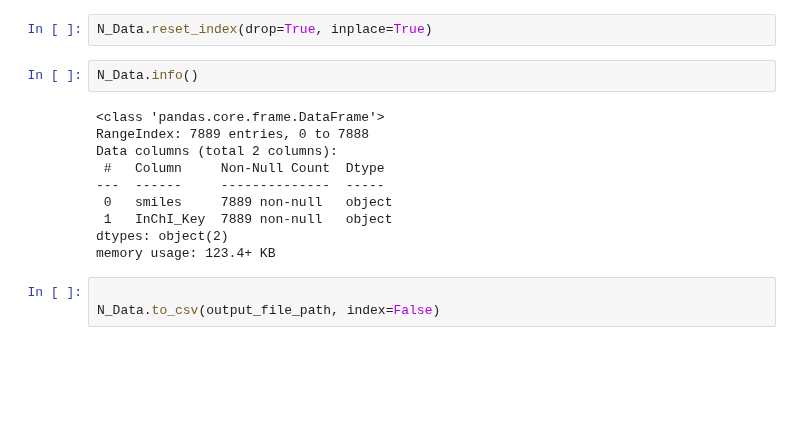
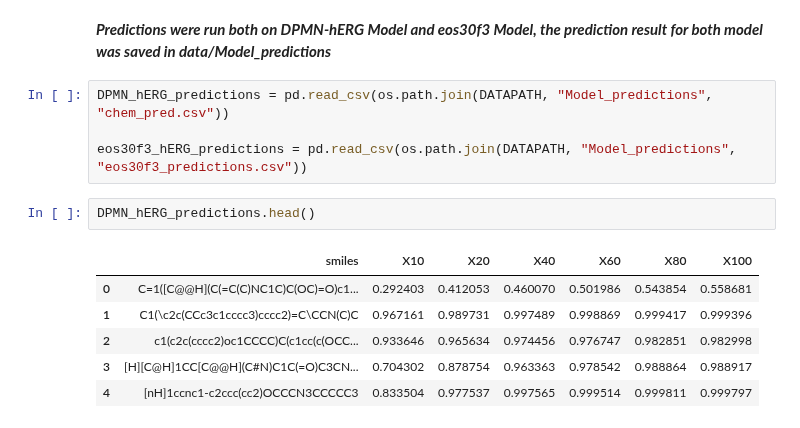
Before and after one commit to Malikbadmus/model-validation-eos30f3, a Jupyter notebook: notebooks/01_model_reproducibility.ipynb, the cells around one changed output. Cells and saved outputs as stored; diff of their text form; blank space fills up the shorter version.

```diff
--- a/notebooks/01_model_reproducibility.ipynb
+++ b/notebooks/01_model_reproducibility.ipynb
@@ -70,17 +47,15 @@ N_Data.head()
-# %%
-N_Data.reset_index(drop=True, inplace=True)
-# %%
-N_Data.info()
-# %% [output]
-<class 'pandas.core.frame.DataFrame'>
-RangeIndex: 7889 entries, 0 to 7888
-Data columns (total 2 columns):
- #   Column     Non-Null Count  Dtype
----  ------     --------------  -----
- 0   smiles     7889 non-null   object
- 1   InChI_Key  7889 non-null   object
-dtypes: object(2)
-memory usage: 123.4+ KB
-# %%
-
-N_Data.to_csv(output_file_path, index=False)
+# %% [markdown]
+***Predictions were run both on DPMN-hERG Model and eos30f3 Model, the prediction result for both model was saved in data/Model_predictions***
+# %%
+DPMN_hERG_predictions = pd.read_csv(os.path.join(DATAPATH, "Model_predictions", "chem_pred.csv"))
+
+eos30f3_hERG_predictions = pd.read_csv(os.path.join(DATAPATH, "Model_predictions", "eos30f3_predictions.csv"))
+# %%
+DPMN_hERG_predictions.head()
+# %% [output]
+|  | smiles | X10 | X20 | X40 | X60 | X80 | X100 |
+| 0 | C=1([C@@H](C(=C(C)NC1C)C(OC)=O)c1... | 0.292403 | 0.412053 | 0.460070 | 0.501986 | 0.543854 | 0.558681 |
+| 1 | C1(\c2c(CCc3c1cccc3)cccc2)=C\CCN(C)C | 0.967161 | 0.989731 | 0.997489 | 0.998869 | 0.999417 | 0.999396 |
+| 2 | c1(c2c(cccc2)oc1CCCC)C(c1cc(c(OCC... | 0.933646 | 0.965634 | 0.974456 | 0.976747 | 0.982851 | 0.982998 |
+| 3 | [H][C@H]1CC[C@@H](C#N)C1C(=O)C3CN... | 0.704302 | 0.878754 | 0.963363 | 0.978542 | 0.988864 | 0.988917 |
+| 4 | [nH]1ccnc1-c2ccc(cc2)OCCCN3CCCCC3 | 0.833504 | 0.977537 | 0.997565 | 0.999514 | 0.999811 | 0.999797 |
```
Also changed, not shown: parts of 13 cells of this notebook, 2 other files.
